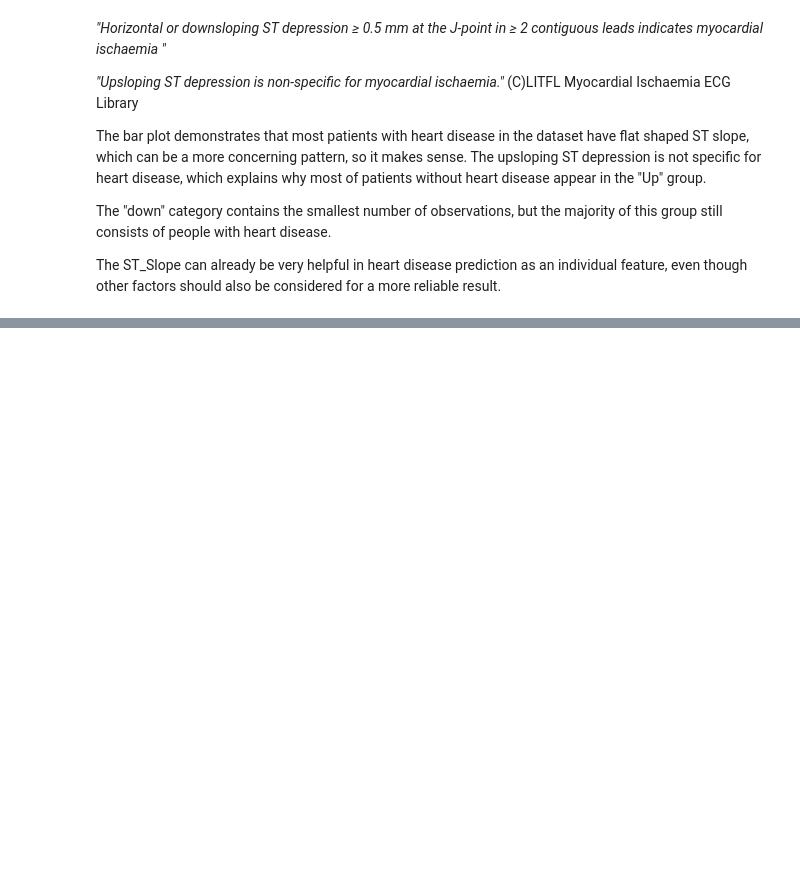
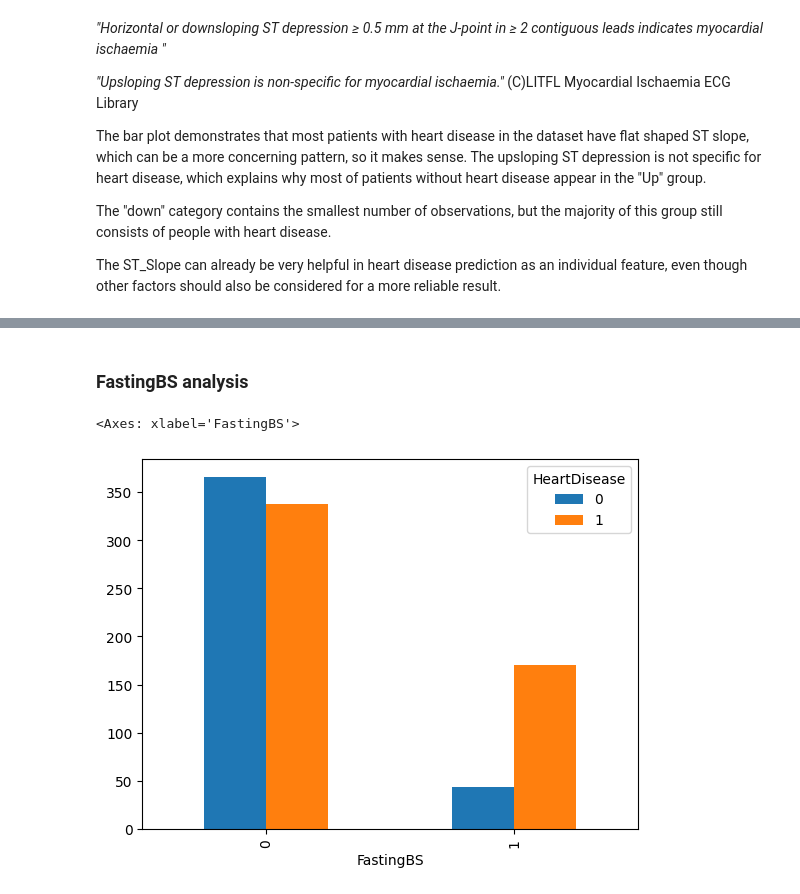
Before and after one commit to MaryiaKhomchanka/HeartFailure_MachineLearning_Training_Project, a Jupyter notebook: data_analysis.ipynb, the cells around one changed output, grey strips where cells are left out. Drawn from its saved outputs; the diff is of its cells as text; code cells hidden in the pictures; blank space fills up the shorter version.

```diff
--- a/data_analysis.ipynb
+++ b/data_analysis.ipynb
@@ -237,0 +286,7 @@ The ST_Slope can already be very helpful in heart disease prediction as an indiv
+# %% [markdown]
+### FastingBS analysis
+# %%
+pd.crosstab(heart["FastingBS"], heart["HeartDisease"]).plot(kind = "bar")
+# %% [output]
+<Axes: xlabel='FastingBS'>
+[figure, added]
```
Also changed, not shown: parts of 22 cells of this notebook, 1 other file.
